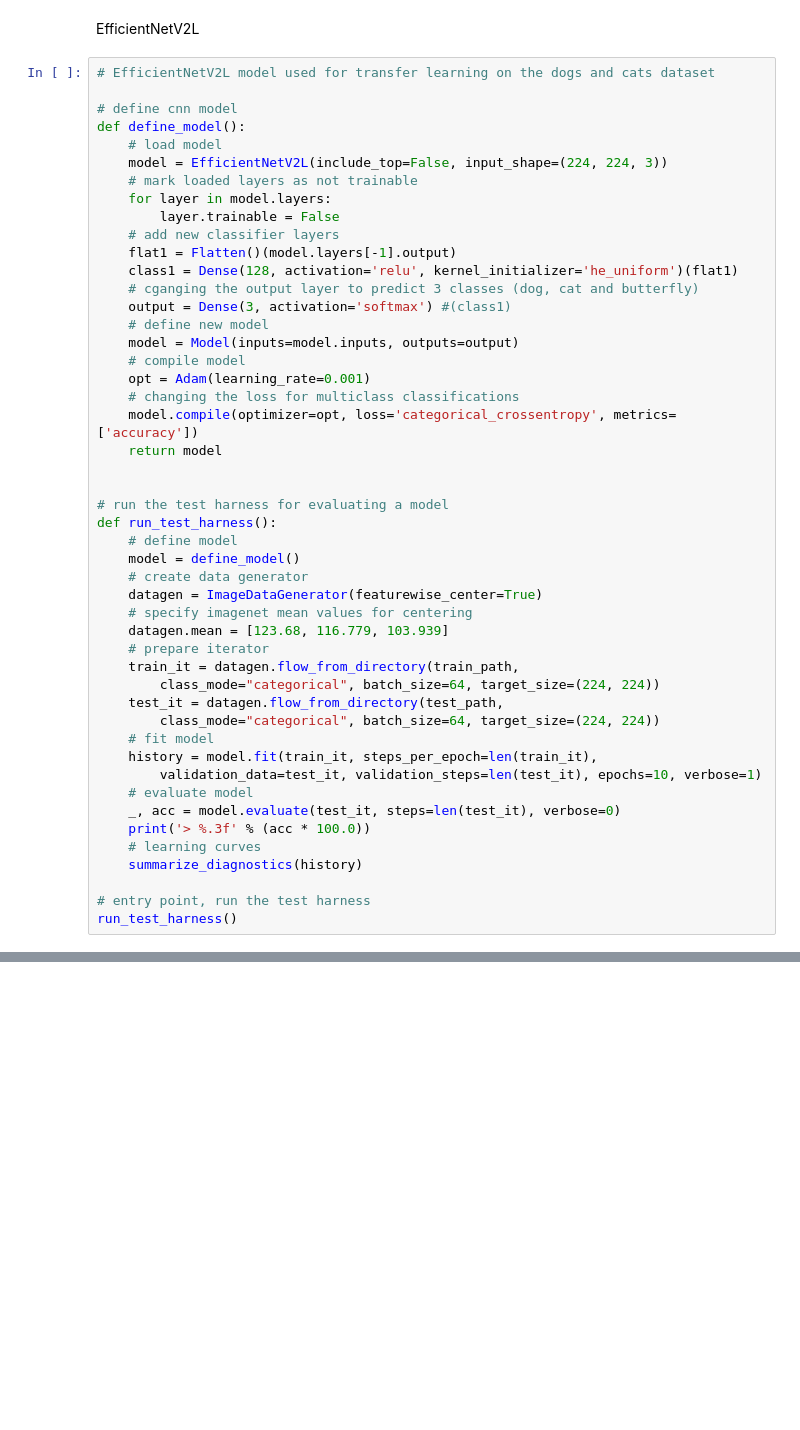
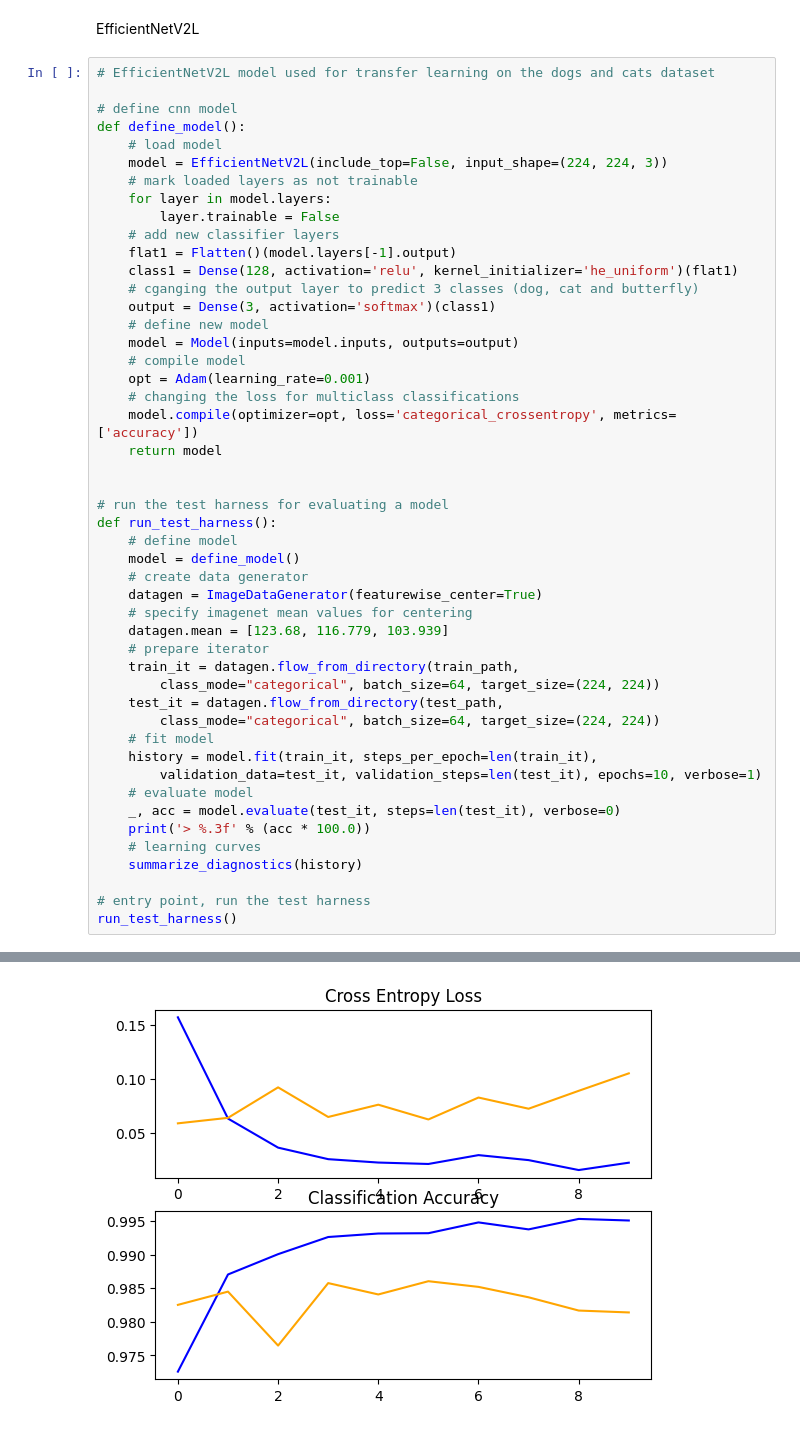
Before and after one commit to lirielly/Advanced-Topics-in-Artificial-Intelligence, a Jupyter notebook: code/add_new_class_butterfly.ipynb, the cells around one changed output, grey strips where cells are left out. Drawn from its saved outputs; the diff is of its cells as text; blank space fills up the shorter version.

```diff
--- a/code/add_new_class_butterfly.ipynb
+++ b/code/add_new_class_butterfly.ipynb
@@ -303,7 +398,7 @@ def define_model():
 	flat1 = Flatten()(model.layers[-1].output)
 	class1 = Dense(128, activation='relu', kernel_initializer='he_uniform')(flat1)
 	# cganging the output layer to predict 3 classes (dog, cat and butterfly)
-	output = Dense(3, activation='softmax') #(class1)
+	output = Dense(3, activation='softmax')(class1)
 	# define new model
 	model = Model(inputs=model.inputs, outputs=output)
 	# compile model
@@ -337,3 +432,4 @@ def run_test_harness():
 
 # entry point, run the test harness
 run_test_harness()
+# %% [output]
@@ -339,0 +453 @@ run_test_harness()
+[figure, added]
```
Also changed, not shown: parts of 10 cells of this notebook.
